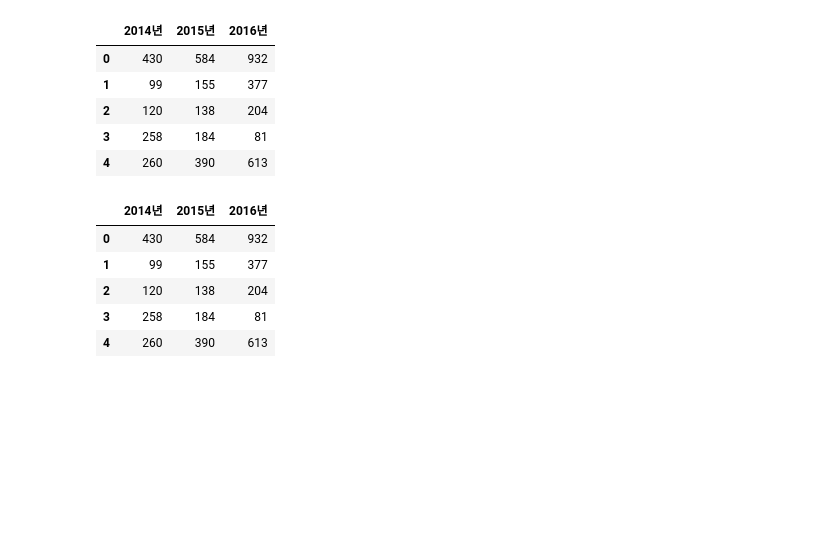
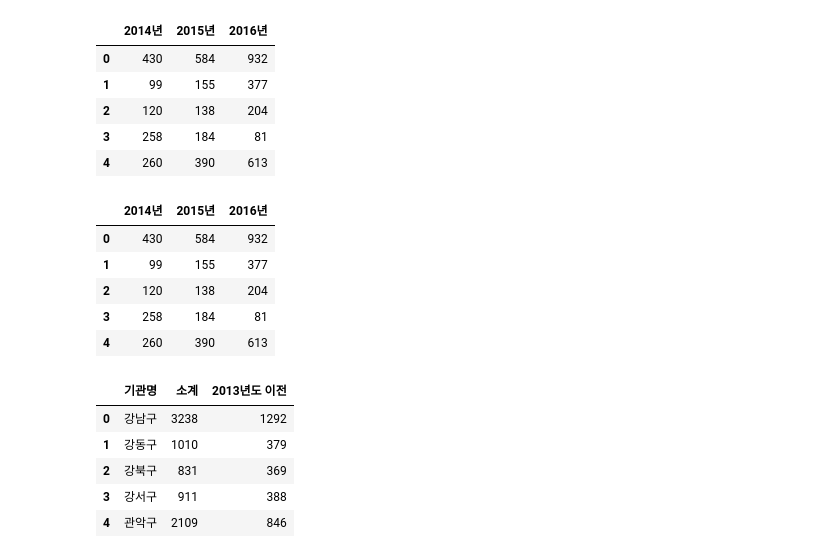
Before and after one commit to askdjango/networkons-201801, a Jupyter notebook: Pandas & Crawling.ipynb, the cells around one changed output. Drawn from its saved outputs; the diff is of its cells as text; code cells hidden in the pictures; blank space fills up the shorter version.

```diff
--- a/Pandas & Crawling.ipynb
+++ b/Pandas & Crawling.ipynb
@@ -645,3 +637,12 @@ test_df.iloc[:, 3:6].head()
 | 2 | 120 | 138 | 204 |
 | 3 | 258 | 184 | 81 |
 | 4 | 260 | 390 | 613 |
+# %%
+test_df.drop(test_df.loc[:, '2014년':'2016년'], axis=1).head()
+# %% [output]
+|  | 기관명 | 소계 | 2013년도 이전 |
+| 0 | 강남구 | 3238 | 1292 |
+| 1 | 강동구 | 1010 | 379 |
+| 2 | 강북구 | 831 | 369 |
+| 3 | 강서구 | 911 | 388 |
+| 4 | 관악구 | 2109 | 846 |
```
Also changed, not shown: parts of 1 cell of this notebook.
